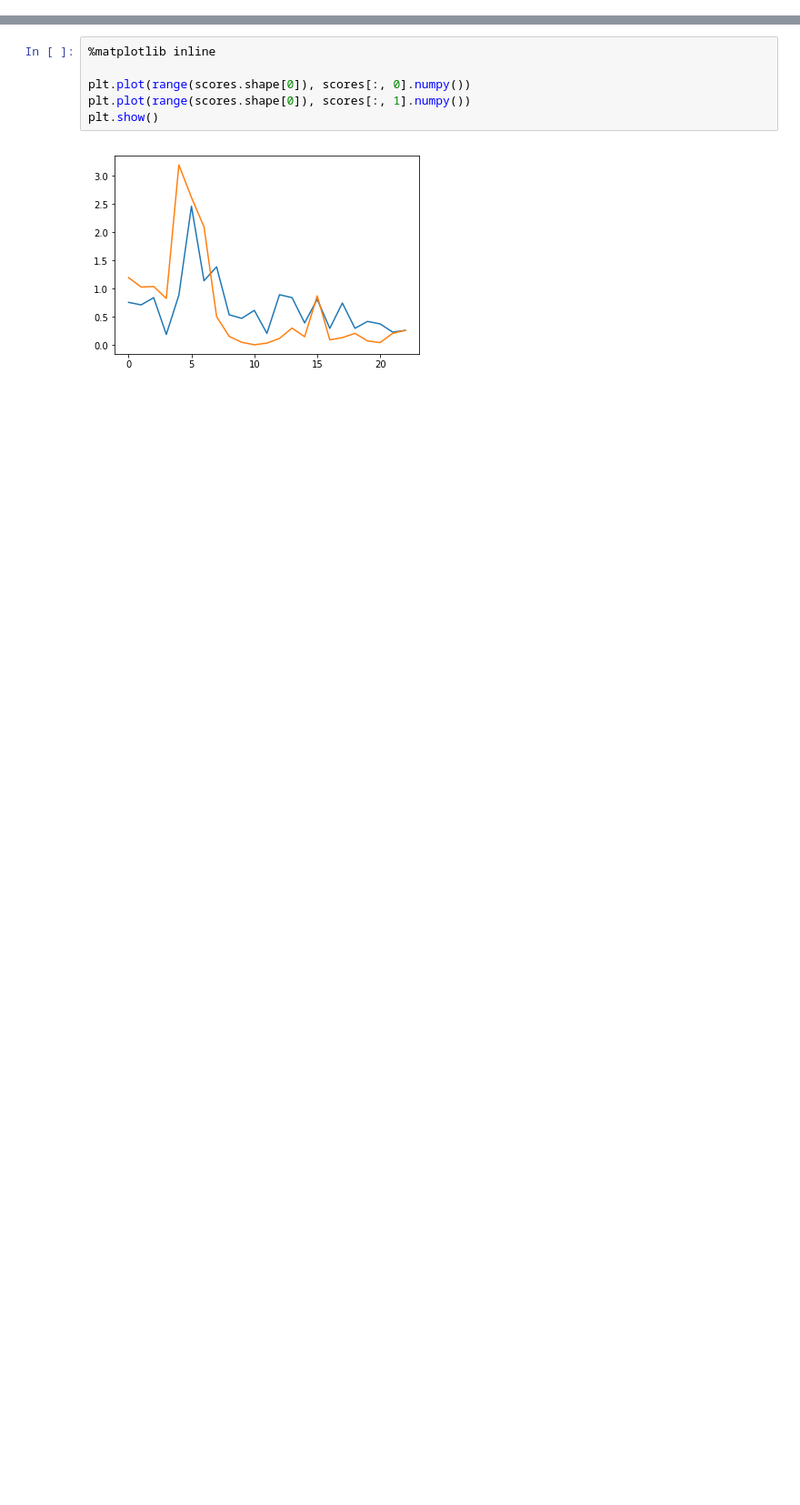
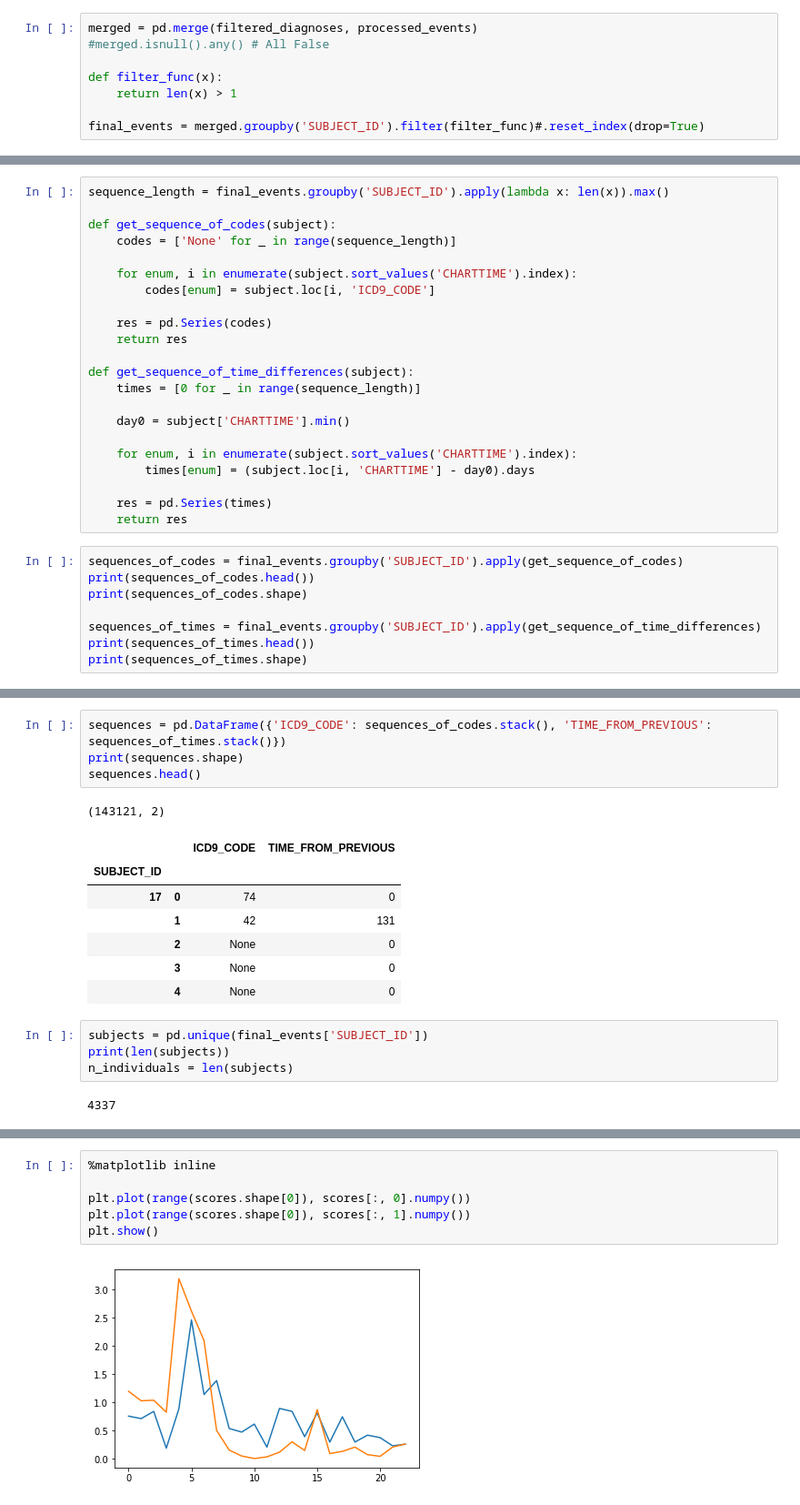
Before and after one commit to dsgelab/FinnGAN, a Jupyter notebook: main.ipynb, the cells around one changed output, grey strips where cells are left out. Shown: that part at 91% size. Drawn from its saved outputs; the diff is of its cells as text; blank space fills up the shorter version.

Commit message:
Transform MIMIC data into a usable format

```diff
--- a/main.ipynb
+++ b/main.ipynb
@@ -373,0 +87,8 @@ tensor(0.5115, device='cuda:0') tensor(1.1068, device='cuda:0')
+# %%
+merged = pd.merge(filtered_diagnoses, processed_events)
+#merged.isnull().any() # All False
+
+def filter_func(x):
+    return len(x) > 1
+
+final_events = merged.groupby('SUBJECT_ID').filter(filter_func)#.reset_index(drop=True)
@@ -373,0 +117,30 @@ tensor(0.5115, device='cuda:0') tensor(1.1068, device='cuda:0')
+# %%
+sequence_length = final_events.groupby('SUBJECT_ID').apply(lambda x: len(x)).max()
+
+def get_sequence_of_codes(subject):
+    codes = ['None' for _ in range(sequence_length)]
+
+    for enum, i in enumerate(subject.sort_values('CHARTTIME').index):
+        codes[enum] = subject.loc[i, 'ICD9_CODE']
+
+    res = pd.Series(codes)
+    return res
+
+def get_sequence_of_time_differences(subject):
+    times = [0 for _ in range(sequence_length)]
+
+    day0 = subject['CHARTTIME'].min()
+
+    for enum, i in enumerate(subject.sort_values('CHARTTIME').index):
+        times[enum] = (subject.loc[i, 'CHARTTIME'] - day0).days
+
+    res = pd.Series(times)
+    return res
+# %%
+sequences_of_codes = final_events.groupby('SUBJECT_ID').apply(get_sequence_of_codes)
+print(sequences_of_codes.head())
+print(sequences_of_codes.shape)
+
+sequences_of_times = final_events.groupby('SUBJECT_ID').apply(get_sequence_of_time_differences)
+print(sequences_of_times.head())
+print(sequences_of_times.shape)
@@ -373,0 +165,19 @@ tensor(0.5115, device='cuda:0') tensor(1.1068, device='cuda:0')
+# %%
+sequences = pd.DataFrame({'ICD9_CODE': sequences_of_codes.stack(), 'TIME_FROM_PREVIOUS': sequences_of_times.stack()})
+print(sequences.shape)
+sequences.head()
+# %% [output]
+(143121, 2)
+|  |  | ICD9_CODE | TIME_FROM_PREVIOUS |
+| SUBJECT_ID |  |  |  |
+| 17 | 0 | 74 | 0 |
+|  | 1 | 42 | 131 |
+|  | 2 | None | 0 |
+|  | 3 | None | 0 |
+|  | 4 | None | 0 |
+# %%
+subjects = pd.unique(final_events['SUBJECT_ID'])
+print(len(subjects))
+n_individuals = len(subjects)
+# %% [output]
+4337
```
Also changed, not shown: parts of 41 cells of this notebook.
